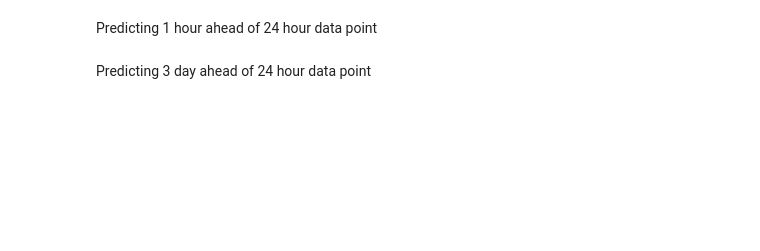
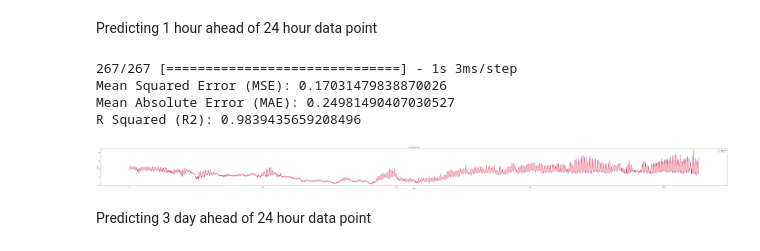
Before and after one commit to Thaigithub/MFED_PythonService, a Jupyter notebook: notebook/Model_2.ipynb, the cells around one changed output. Drawn from its saved outputs; the diff is of its cells as text; code cells hidden in the pictures; blank space fills up the shorter version.

```diff
--- a/notebook/Model_2.ipynb
+++ b/notebook/Model_2.ipynb
@@ -27,7 +27,7 @@ with open(filename, 'r') as file:
         data.append(row)
 
 df = pd.DataFrame(data)
-df.columns = ["Record_ID","Time","Temperature","Disolved Oxygen","Salinity","pH","Turbidity","DHT Temperature","DHT Moisture","Longitude","Latitude"]
+df.columns = ["Record_ID","Time","Timestamp","Temperature","Disolved Oxygen","Salinity","pH","Turbidity"]
 df['Record_ID'] = df["Record_ID"].astype(int)
 df['Time'] = df["Time"].astype(str)
 df['Temperature'] = df["Temperature"].astype(float)
@@ -35,11 +35,6 @@ df['Disolved Oxygen'] = df["Disolved Oxygen"].astype(float)
 df['Salinity'] = df["Salinity"].astype(float)
 df['pH'] = df["pH"].astype(float)
 df['Turbidity'] = df["Turbidity"].astype(float)
-df = df.drop(columns='Record_ID')
-df = df.drop(columns='DHT Temperature')
-df = df.drop(columns='DHT Moisture')
-df = df.drop(columns='Longitude')
-df = df.drop(columns='Latitude')
 df['Time'] = pd.to_datetime(df['Time'],format="%d/%m/%Y %H:%M:%S")
 df.set_index('Time', inplace=True)
 df.index = pd.to_datetime(df.index)
@@ -110,21 +129,29 @@ Predicting 1 hour ahead of 24 hour data point
 # %%
 x_test, y_test = split_train(test,time_step)
 y_predict = np.array(model.predict(x_test))
 y_test = y_test.ravel()
 y_predict = y_predict.ravel()
 mse = mean_squared_error(y_test, y_predict)
 mae = mean_absolute_error(y_test, y_predict)
+r2 = r2_score(y_test, y_predict)
 print("Mean Squared Error (MSE):", mse)
 print("Mean Absolute Error (MAE):", mae)
+print("R Squared (R2):", r2)
 time = np.arange(len(y_predict))
 plt.figure(figsize=(100,6))
 plt.plot(time, y_test, label="Real data", color='blue')
 plt.plot(time, y_predict, label="Predict",color='red')
 plt.xlabel('Date')
 plt.ylabel('Value')
 plt.title('Time Series Plot')
 plt.legend()
 plt.show()
+# %% [output]
+267/267 [==============================] - 1s 3ms/step
+Mean Squared Error (MSE): 0.17031479838870026
+Mean Absolute Error (MAE): 0.24981490407030527
+R Squared (R2): 0.9839435659208496
+[figure, added]
 # %% [markdown]
 Predicting 3 day ahead of 24 hour data point
 # %%
```
Also changed, not shown: parts of 6 cells of this notebook, 4 other files.
